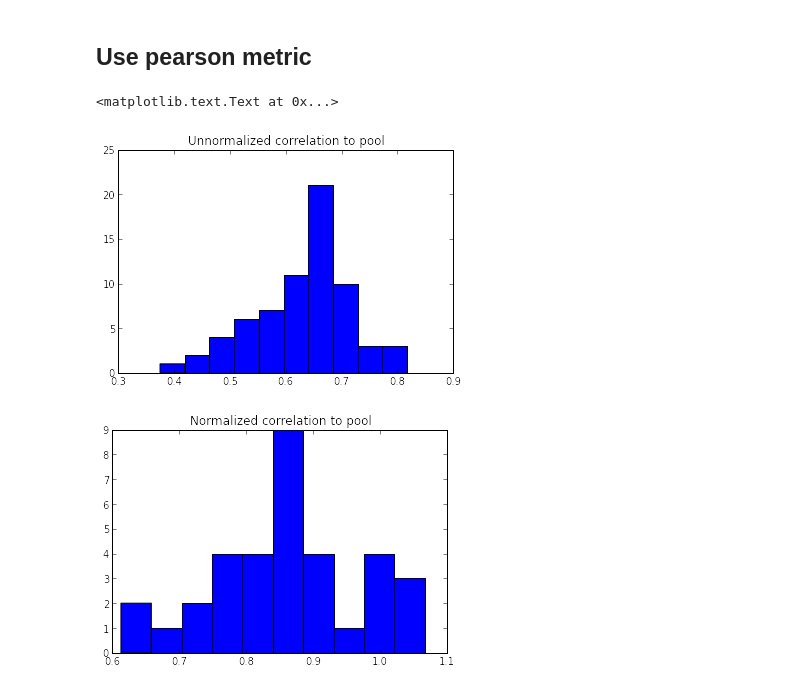
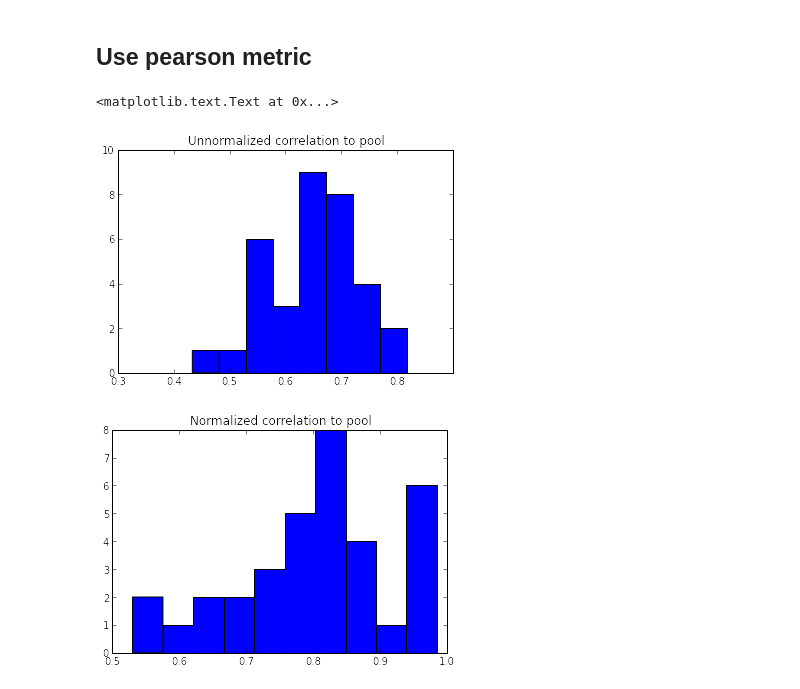
Before and after one commit to dicarlolab/BehavioralBenchmark, a Jupyter notebook: notebooks/consistency_analysis.ipynb, the cells around one changed output. Cells and saved outputs as stored; diff of their text form; code cells hidden in the pictures.

```diff
--- a/notebooks/consistency_analysis.ipynb
+++ b/notebooks/consistency_analysis.ipynb
@@ -209,13 +209,13 @@ worker_ics = np.zeros(M.shape[2])
 worker_reliability = np.zeros(M.shape[2])
 for worker in range(M.shape[2]):
     #Get ic using spearman
-    worker_ics[worker] = ss.spearmanr(M[:, 0, worker], M[:, 1, worker])[0]
+    worker_ics[worker] = ss.pearsonr(M[:, 0, worker], M[:, 1, worker])[0]
     worker_reliability[worker] = sum(M[:, 0, worker]== M[:, 1, worker])/float(M.shape[0])
     scatter(worker_ics, worker_reliability)
 title('Internal consistency of workers')
-xlabel('Spearman IC')
+xlabel('Pearson IC')
 ylabel('Reliability')
-axvspan(.4, .5, facecolor='g', alpha=.5)
+#axvspan(.4, .5, facecolor='g', alpha=.5)
 axis([.4,1,.5,1])
 # %% [output]
 [0.4, 1, 0.5, 1]
@@ -247,40 +247,42 @@ def metric(x,y):
 # %%
 #Calculate consistencies
 
-individual_to_pool_empirical = []
+individual_to_pool = []
 noise_level = []
 
 for worker in range(M.shape[2]):
     rep0_pool = np.delete(np.squeeze(np.copy(M[:,0,:])), worker, 1).mean(1)
     rep1_pool = np.delete(np.squeeze(np.copy(M[:,1,:])), worker, 1).mean(1)
 
     rep0_trials = M[:, 0, worker]
     rep1_trials = M[:, 1, worker]
 
-    #consistencies = [metric(rep0_trials, pool), metric(rep1_trials, pool)]
-    consistencies_empirical = [metric(rep0_trials, rep0_pool), metric(rep1_trials, rep0_pool)]
+    consistencies = [metric(rep0_trials, pool), metric(rep1_trials, pool)]
+    consistencies_empirical = [metric(rep0_trials, rep0_pool), metric(rep1_trials, rep1_pool)]
     noise_level.append(sqrt(metric(rep0_pool, rep1_pool)*metric(rep0_trials, rep1_trials)))
 
     assert rep0_pool.shape == (128,)
 
-    individual_to_pool.extend(consistencies_empirical)
+    individual_to_pool.extend(consistencies)
+    individual_to_pool_empirical.extend(consistencies_empirical)
 
 normalized = []
-for split1, split2, noise in zip(individual_to_pool[::2], individual_to_pool[1::2], noise_level):
+for split1, split2, noise in zip(individual_to_pool_empirical[::2], individual_to_pool_empirical[1::2], noise_level):
     normalized.append(split1/noise)
     normalized.append(split2/noise)
 
 
 figure()
-hist(individual_to_pool)
+hist(sorted(individual_to_pool), 8)
+axis([.3,.9,0,10])
 title('Unnormalized correlation to pool')
 figure()
 hist(normalized)
 title('Normalized correlation to pool')
 # %% [output]
 <matplotlib.text.Text at 0x...>
-[figure, old version]
+[figure, new version]
-[figure, old version]
+[figure, new version]
 # %%
 #Plot  unnormalized metric value with noise ceiling for standard time bin
 
```
Also changed, not shown: parts of 4 cells of this notebook.
